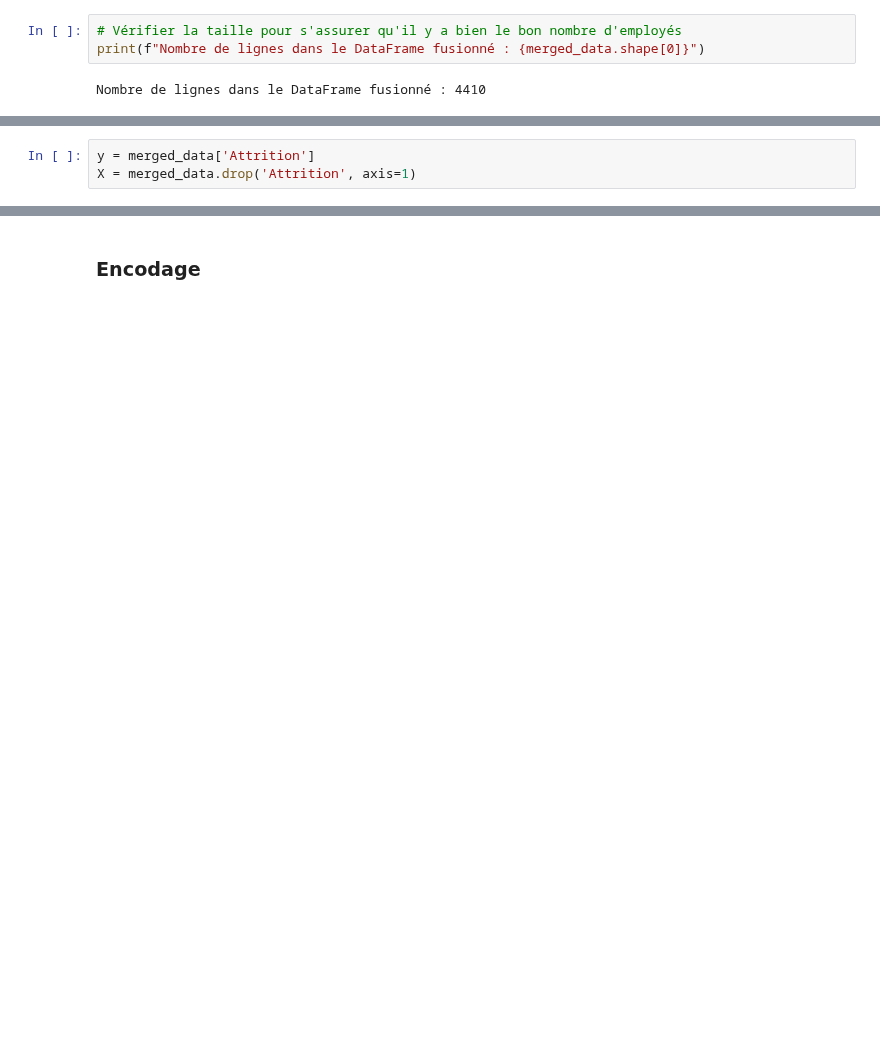
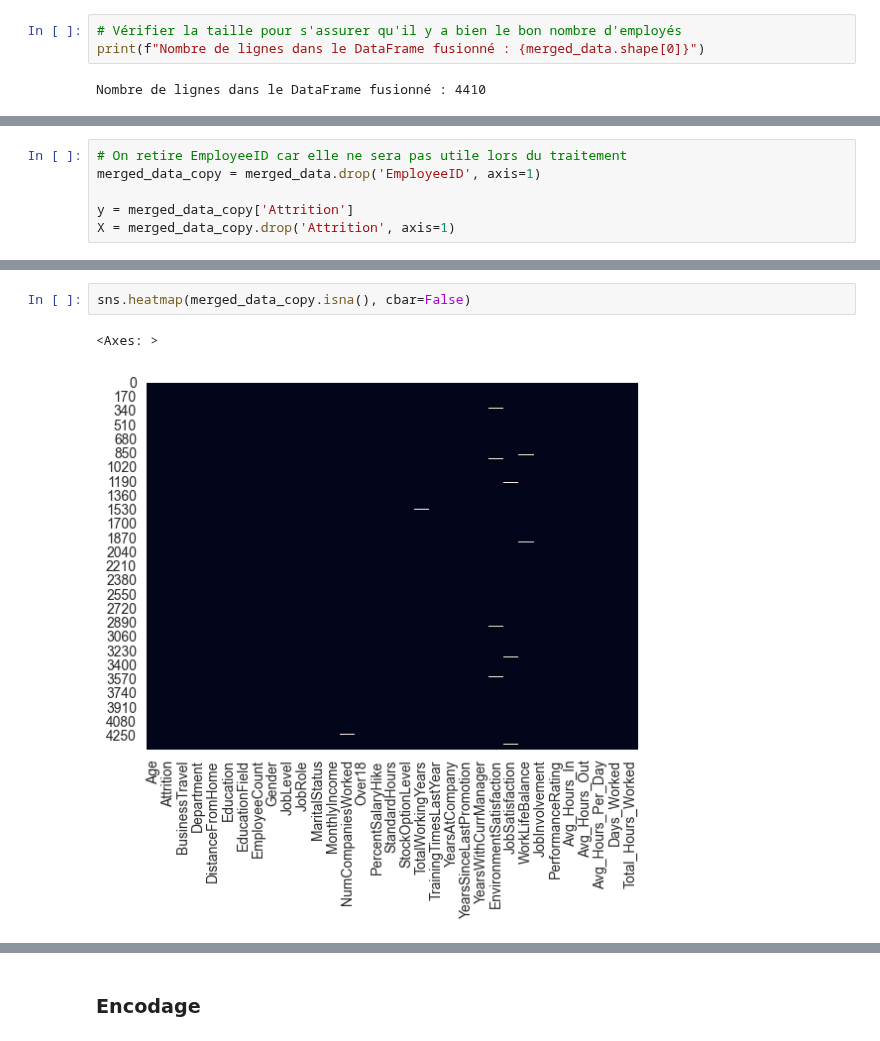
Before and after one commit to Francky46/AttritionPrediction, a Jupyter notebook: AttritionPredictionYoann.ipynb, the cells around one changed output, grey strips where cells are left out. Drawn from its saved outputs; the diff is of its cells as text; blank space fills up the shorter version.

Commit message:
Add analyse in AttritionPredictionYoann.ipynb

```diff
--- a/AttritionPredictionYoann.ipynb
+++ b/AttritionPredictionYoann.ipynb
@@ -170,3 +162,6 @@ Nombre de lignes dans le DataFrame fusionné : 4410
 # %%
-y = merged_data['Attrition']
-X = merged_data.drop('Attrition', axis=1)
+# On retire EmployeeID car elle ne sera pas utile lors du traitement
+merged_data_copy = merged_data.drop('EmployeeID', axis=1)
+
+y = merged_data_copy['Attrition']
+X = merged_data_copy.drop('Attrition', axis=1)
@@ -172,0 +179,5 @@ X = merged_data.drop('Attrition', axis=1)
+# %%
+sns.heatmap(merged_data_copy.isna(), cbar=False)
+# %% [output]
+<Axes: >
+[figure, added]
```
Also changed, not shown: parts of 32 cells of this notebook.
